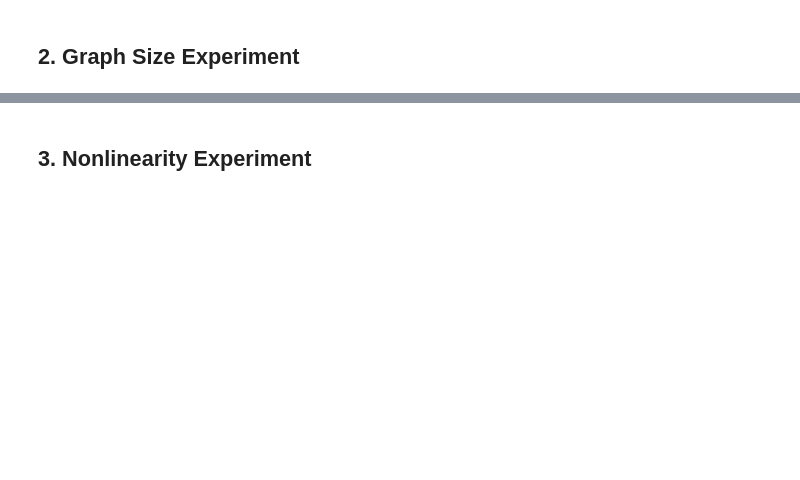
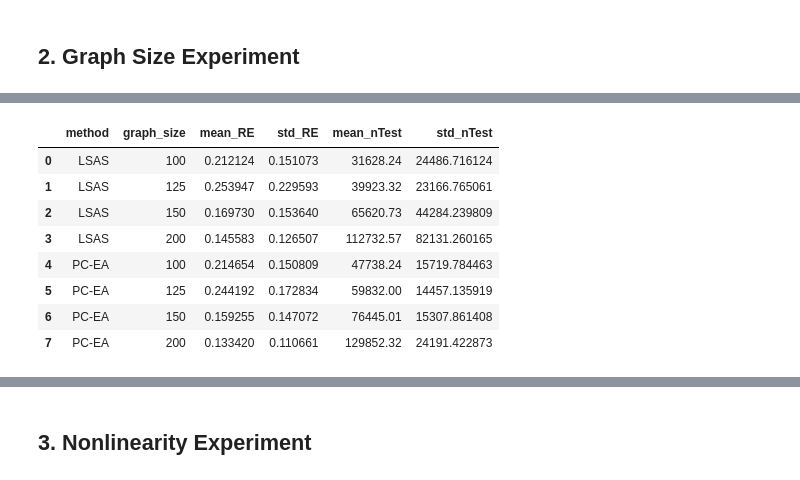
Before and after one commit to fritzwue/LPC-ID, a Jupyter notebook: ea_pc_experiment.ipynb, the cells around one changed output, grey strips where cells are left out. Cells and saved outputs as stored; diff of their text form; code cells hidden in the pictures; blank space fills up the shorter version.

```diff
--- a/ea_pc_experiment.ipynb
+++ b/ea_pc_experiment.ipynb
@@ -1647,16 +1757,26 @@ graph_size_decision_metrics
 # %%
 graph_size_effect_effort = (
     graph_size_results
-    .groupby(["graph_size", "method"], as_index=False)
+    .groupby(["method", "graph_size"], as_index=False)
     .agg(
         mean_RE=("RE", "mean"),
         std_RE=("RE", "std"),
         mean_nTest=("nTest", "mean"),
         std_nTest=("nTest", "std"),
     )
 )
 
 graph_size_effect_effort
+# %% [output]
+|  | method | graph_size | mean_RE | std_RE | mean_nTest | std_nTest |
+| 0 | LSAS | 100 | 0.212124 | 0.151073 | 31628.24 | 24486.716124 |
+| 1 | LSAS | 125 | 0.253947 | 0.229593 | 39923.32 | 23166.765061 |
+| 2 | LSAS | 150 | 0.169730 | 0.153640 | 65620.73 | 44284.239809 |
+| 3 | LSAS | 200 | 0.145583 | 0.126507 | 112732.57 | 82131.260165 |
+| 4 | PC-EA | 100 | 0.214654 | 0.150809 | 47738.24 | 15719.784463 |
+| 5 | PC-EA | 125 | 0.244192 | 0.172834 | 59832.00 | 14457.135919 |
+| 6 | PC-EA | 150 | 0.159255 | 0.147072 | 76445.01 | 15307.861408 |
+| 7 | PC-EA | 200 | 0.133420 | 0.110661 | 129852.32 | 24191.422873 |
 # %%
 plot_experiment_metrics(
     decision_df=graph_size_decision_metrics,
```
Also changed, not shown: parts of 13 cells of this notebook, 3 other files.
